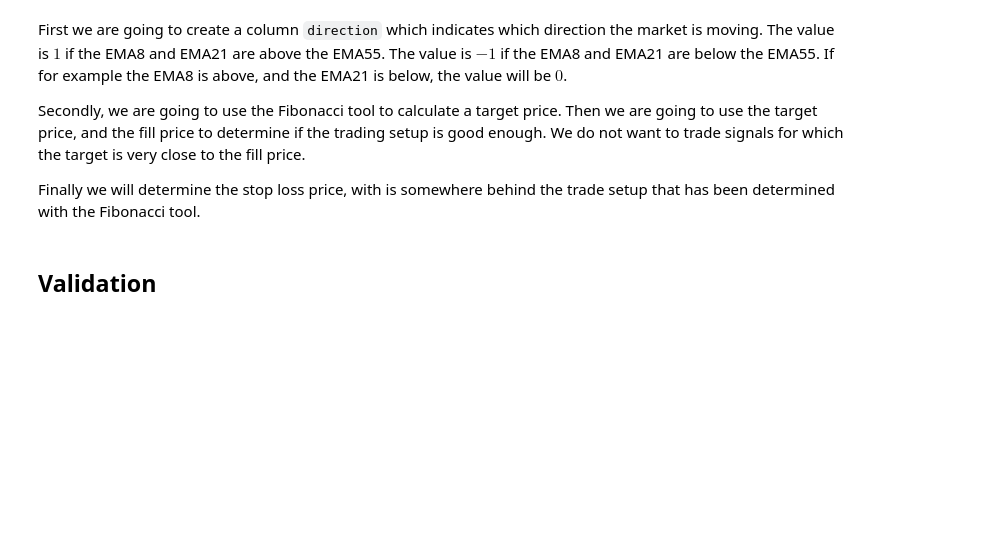
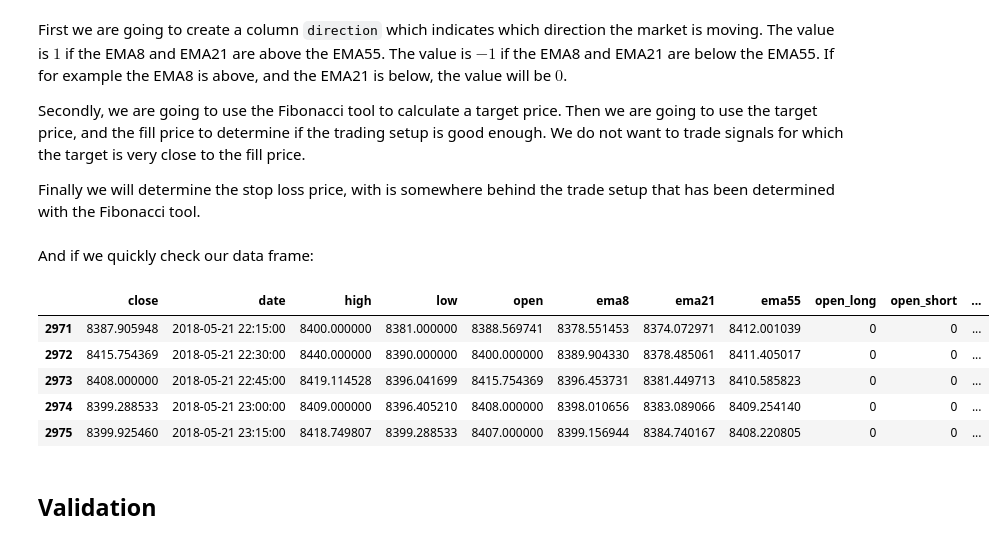
Before and after one commit to darkeclipz/jupyter-notebooks, a Jupyter notebook: Crypto/Strategy Backtesting/Strategy Backtesting Framework.ipynb, the cells around one changed output. Drawn from its saved outputs; the diff is of its cells as text; code cells hidden in the pictures; blank space fills up the shorter version.

```diff
--- a/Crypto/Strategy Backtesting/Strategy Backtesting Framework.ipynb
+++ b/Crypto/Strategy Backtesting/Strategy Backtesting Framework.ipynb
@@ -276,3 +279,14 @@ for i in range(head, len(c.index)):
+# %% [markdown]
+And if we quickly check our data frame:
+# %%
+chart.tail()
+# %% [output]
+|  | close | date | high | low | open | ema8 | ema21 | ema55 | open_long | open_short | ... |
+| 2971 | 8387.905948 | 2018-05-21 22:15:00 | 8400.000000 | 8381.000000 | 8388.569741 | 8378.551453 | 8374.072971 | 8412.001039 | 0 | 0 | ... |
+| 2972 | 8415.754369 | 2018-05-21 22:30:00 | 8440.000000 | 8390.000000 | 8400.000000 | 8389.904330 | 8378.485061 | 8411.405017 | 0 | 0 | ... |
+| 2973 | 8408.000000 | 2018-05-21 22:45:00 | 8419.114528 | 8396.041699 | 8415.754369 | 8396.453731 | 8381.449713 | 8410.585823 | 0 | 0 | ... |
+| 2974 | 8399.288533 | 2018-05-21 23:00:00 | 8409.000000 | 8396.405210 | 8408.000000 | 8398.010656 | 8383.089066 | 8409.254140 | 0 | 0 | ... |
+| 2975 | 8399.925460 | 2018-05-21 23:15:00 | 8418.749807 | 8399.288533 | 8407.000000 | 8399.156944 | 8384.740167 | 8408.220805 | 0 | 0 | ... |
 # %% [markdown]
 ## Validation
 # %% [markdown]
```
Also changed, not shown: parts of 13 cells of this notebook.
